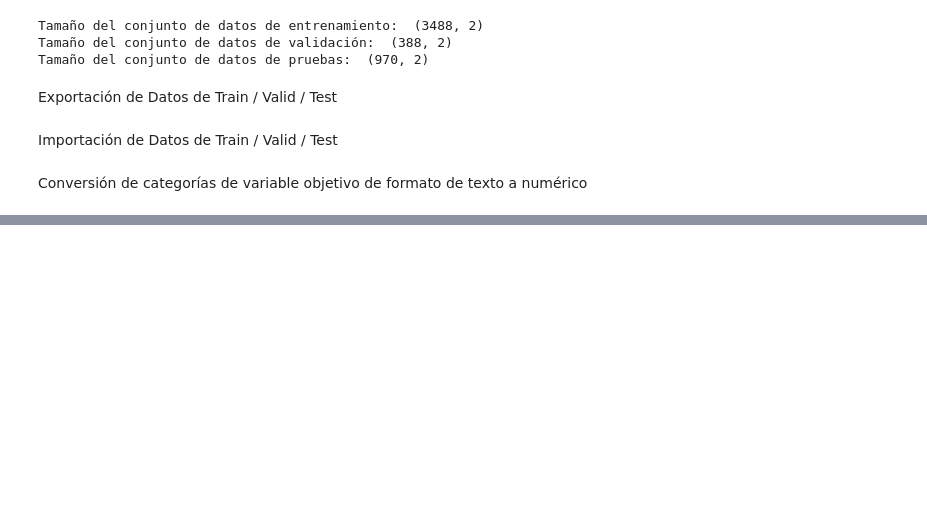
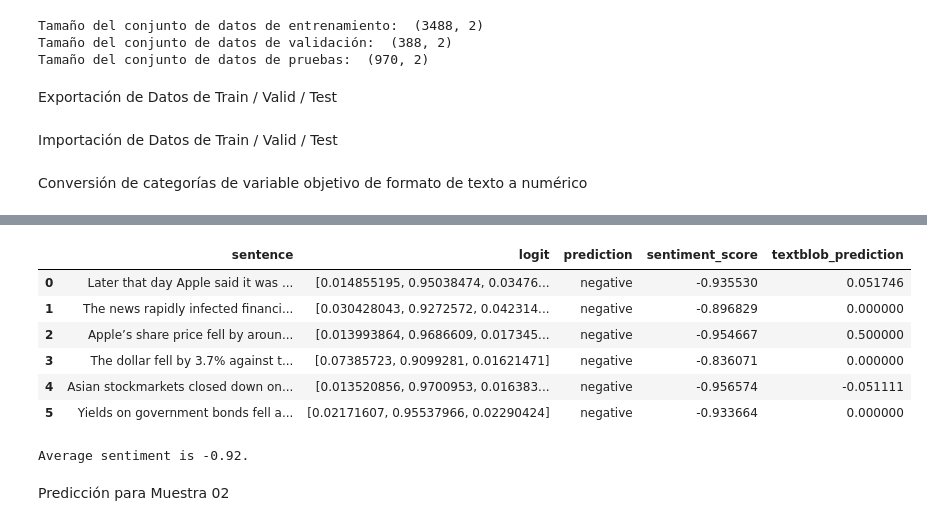
Before and after one commit to nelsimelgarejo/Analisis-de-Sentimiento, a Jupyter notebook: ProyDL_AnalisisSentimiento.ipynb, the cells around one changed output, grey strips where cells are left out. Drawn from its saved outputs; the diff is of its cells as text; code cells hidden in the pictures; blank space fills up the shorter version.

```diff
--- a/ProyDL_AnalisisSentimiento.ipynb
+++ b/ProyDL_AnalisisSentimiento.ipynb
@@ -392,0 +634,8 @@ test_data['label'] = test_data['label'].map({'positive': 2, 'neutral': 1, 'negat
+# %%
+text = "Later that day Apple said it was revising down its earnings expectations in \
+the fourth quarter of 2018, largely because of lower sales and signs of economic weakness in China. \
+The news rapidly infected financial markets. Apple’s share price fell by around 7% in after-hours \
+trading and the decline was extended to more than 10% when the market opened. The dollar fell \
+by 3.7% against the yen in a matter of minutes after the announcement, before rapidly recovering \
+some ground. Asian stockmarkets closed down on January 3rd and European ones opened lower. \
+Yields on government bonds fell as investors fled to the traditional haven in a market storm."
@@ -392,0 +652,4 @@ test_data['label'] = test_data['label'].map({'positive': 2, 'neutral': 1, 'negat
+# %%
+from finbert.finbert import predict
+
+result = predict(text, model)
@@ -392,0 +677,18 @@ test_data['label'] = test_data['label'].map({'positive': 2, 'neutral': 1, 'negat
+# %%
+blob = TextBlob(text)
+result['textblob_prediction'] = [sentence.sentiment.polarity for sentence in blob.sentences]
+result
+# %% [output]
+|  | sentence | logit | prediction | sentiment_score | textblob_prediction |
+| 0 | Later that day Apple said it was ... | [0.014855195, 0.95038474, 0.03476... | negative | -0.935530 | 0.051746 |
+| 1 | The news rapidly infected financi... | [0.030428043, 0.9272572, 0.042314... | negative | -0.896829 | 0.000000 |
+| 2 | Apple’s share price fell by aroun... | [0.013993864, 0.9686609, 0.017345... | negative | -0.954667 | 0.500000 |
+| 3 | The dollar fell by 3.7% against t... | [0.07385723, 0.9099281, 0.01621471] | negative | -0.836071 | 0.000000 |
+| 4 | Asian stockmarkets closed down on... | [0.013520856, 0.9700953, 0.016383... | negative | -0.956574 | -0.051111 |
+| 5 | Yields on government bonds fell a... | [0.02171607, 0.95537966, 0.02290424] | negative | -0.933664 | 0.000000 |
+# %%
+print(f'Average sentiment is %.2f.' % (result.sentiment_score.mean()))
+# %% [output]
+Average sentiment is -0.92.
+# %% [markdown]
+Predicción para Muestra 02
```
Also changed, not shown: parts of 83 cells of this notebook.
